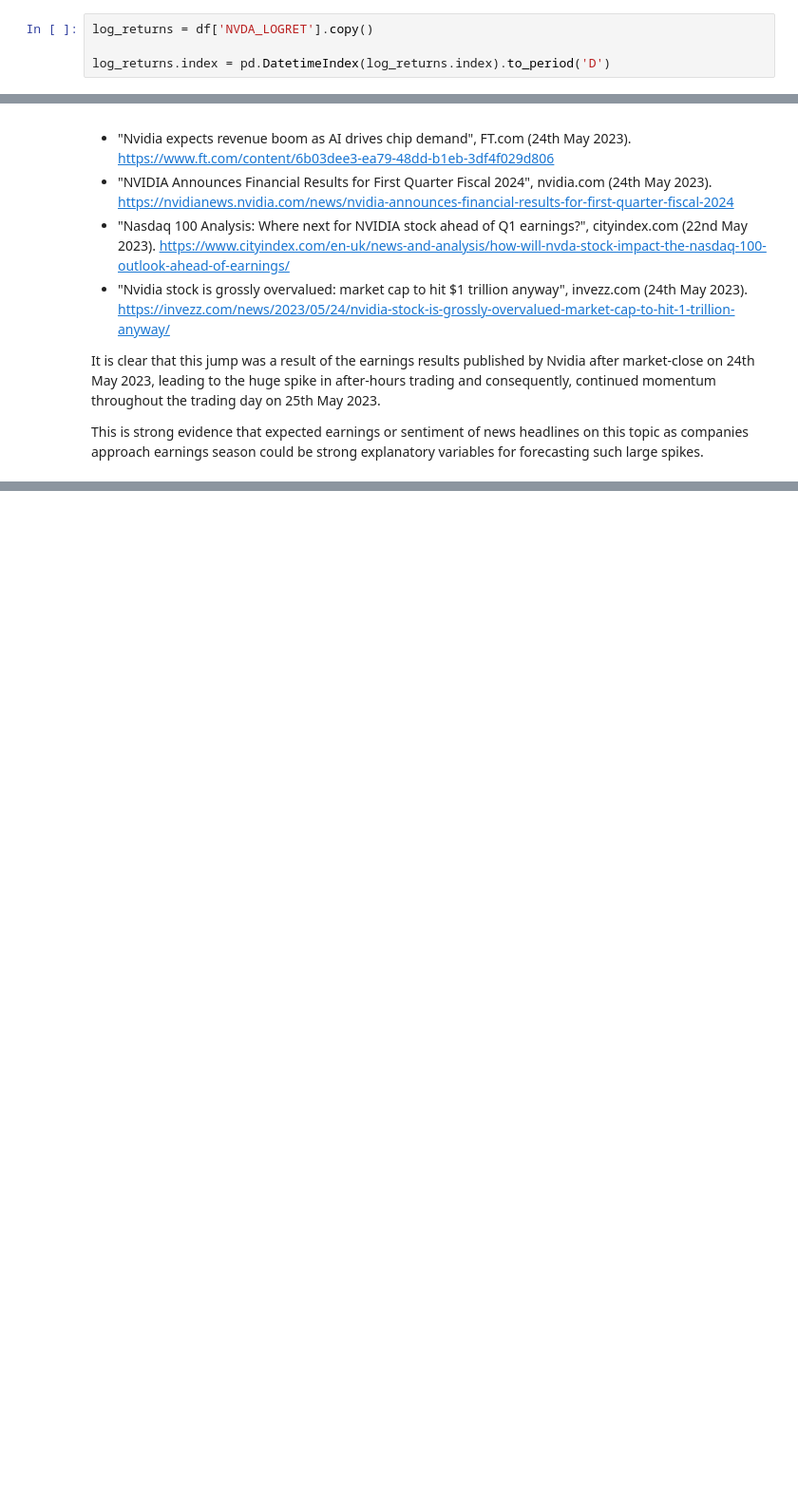
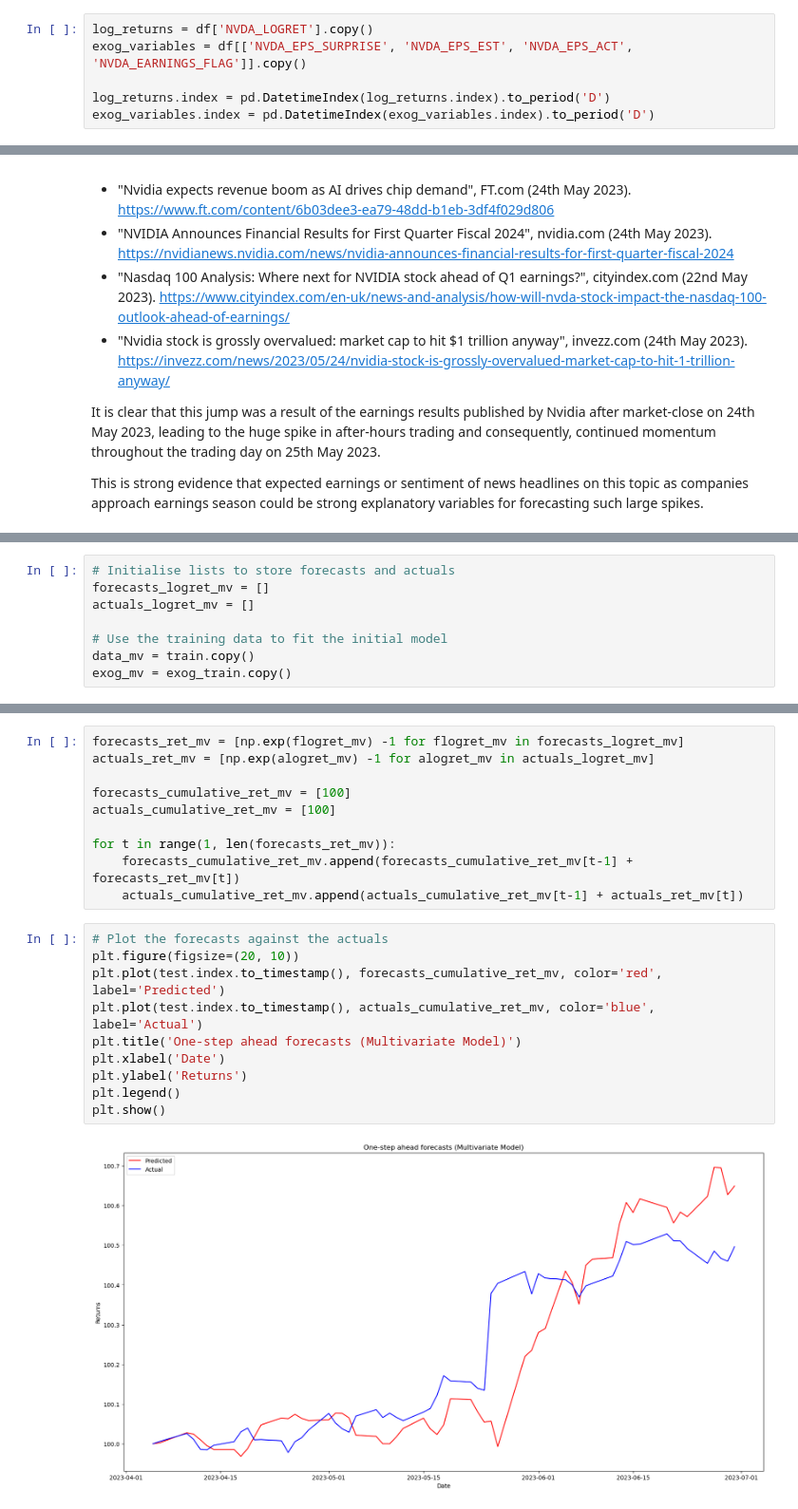
Before and after one commit to Buzzpod/ForecastX, a Jupyter notebook: Notebooks/NVDA_Univariate_Linear_Forecast.ipynb, the cells around one changed output, grey strips where cells are left out. Shown at 95% size. Saved outputs shown, nothing was run; the diff lists cells and outputs as text; blank space fills up the shorter version.

```diff
--- a/Notebooks/NVDA_Univariate_Linear_Forecast.ipynb
+++ b/Notebooks/NVDA_Univariate_Linear_Forecast.ipynb
@@ -34,8 +34,10 @@ end_date = '2023-06-30'
 df = df.loc[start_date:end_date]
 # %%
 log_returns = df['NVDA_LOGRET'].copy()
+exog_variables = df[['NVDA_EPS_SURPRISE', 'NVDA_EPS_EST', 'NVDA_EPS_ACT', 'NVDA_EARNINGS_FLAG']].copy()
 
 log_returns.index = pd.DatetimeIndex(log_returns.index).to_period('D')
+exog_variables.index = pd.DatetimeIndex(exog_variables.index).to_period('D')
 # %% [markdown]
 Then we prepare a train/test split for the Nvidia log return series which we will use later for fitting and testing the ARMA and GARCH models. In this instance, we cut the last 60 days for testing and the rest is used for training.
 # %%
@@ -485,0 +491,8 @@ This is strong evidence that expected earnings or sentiment of news headlines on
+# %%
+# Initialise lists to store forecasts and actuals
+forecasts_logret_mv = []
+actuals_logret_mv = []
+
+# Use the training data to fit the initial model
+data_mv = train.copy()
+exog_mv = exog_train.copy()
@@ -485,0 +544,22 @@ This is strong evidence that expected earnings or sentiment of news headlines on
+# %%
+forecasts_ret_mv = [np.exp(flogret_mv) -1 for flogret_mv in forecasts_logret_mv]
+actuals_ret_mv = [np.exp(alogret_mv) -1 for alogret_mv in actuals_logret_mv]
+
+forecasts_cumulative_ret_mv = [100]
+actuals_cumulative_ret_mv = [100]
+
+for t in range(1, len(forecasts_ret_mv)):
+    forecasts_cumulative_ret_mv.append(forecasts_cumulative_ret_mv[t-1] + forecasts_ret_mv[t])
+    actuals_cumulative_ret_mv.append(actuals_cumulative_ret_mv[t-1] + actuals_ret_mv[t])
+# %%
+# Plot the forecasts against the actuals
+plt.figure(figsize=(20, 10))
+plt.plot(test.index.to_timestamp(), forecasts_cumulative_ret_mv, color='red', label='Predicted')
+plt.plot(test.index.to_timestamp(), actuals_cumulative_ret_mv, color='blue', label='Actual')
+plt.title('One-step ahead forecasts (Multivariate Model)')
+plt.xlabel('Date')
+plt.ylabel('Returns')
+plt.legend()
+plt.show()
+# %% [output]
+[figure, added]
```
Also changed, not shown: parts of 14 cells of this notebook, 8 other files.
